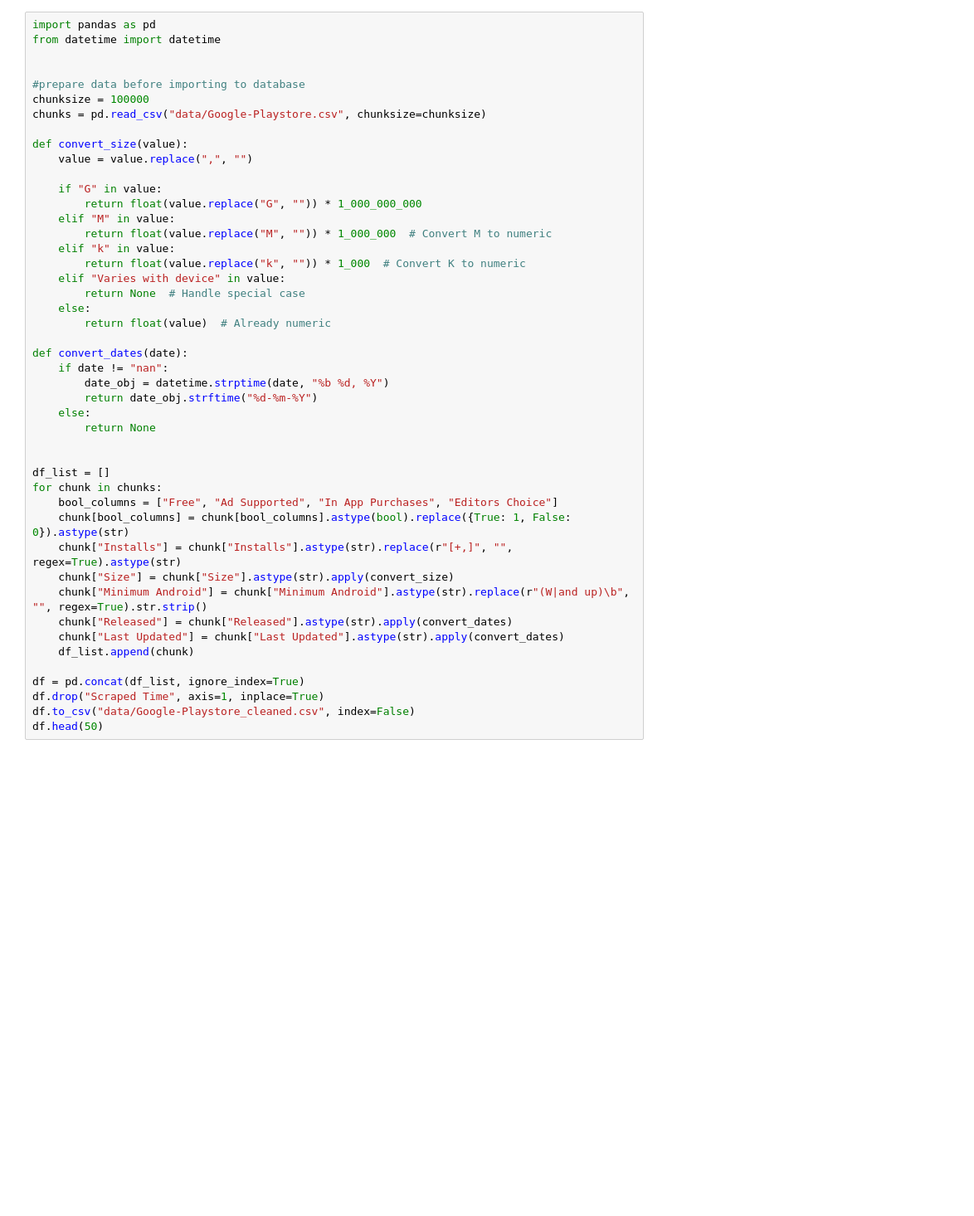
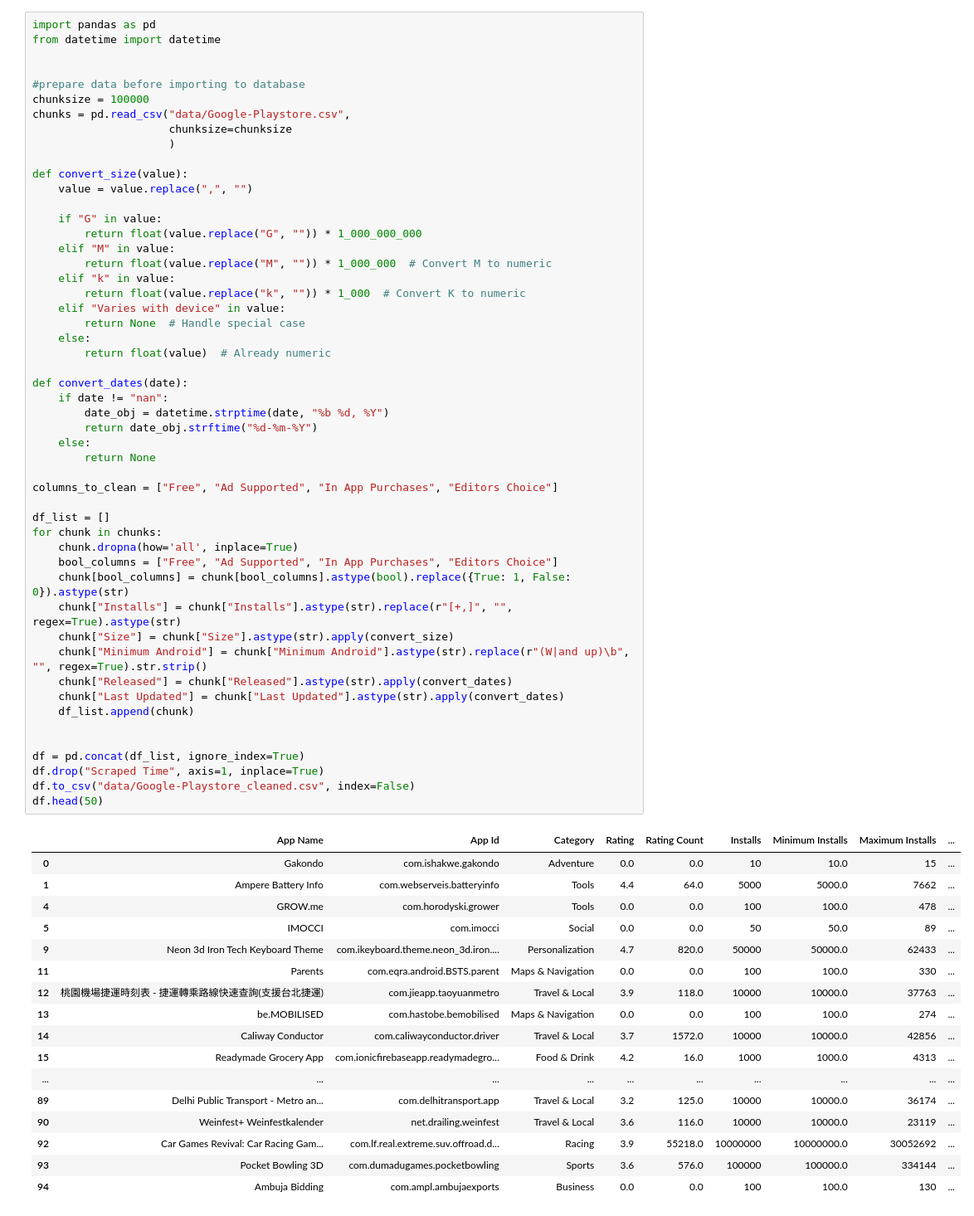
Before and after one commit to pawel00wypych/Databases-Efficiency-Comparison, a Jupyter notebook: prepare_data.ipynb, the cells around one changed output. Shown: that part at 83% size. Saved outputs shown, nothing was run; the diff lists cells and outputs as text; blank space fills up the shorter version.

```diff
--- a/prepare_data.ipynb
+++ b/prepare_data.ipynb
@@ -5,7 +5,9 @@ from datetime import datetime
 
 #prepare data before importing to database
 chunksize = 100000
-chunks = pd.read_csv("data/Google-Playstore.csv", chunksize=chunksize)
+chunks = pd.read_csv("data/Google-Playstore.csv",
+                     chunksize=chunksize
+                     )
 
 def convert_size(value):
     value = value.replace(",", "")
@@ -17,30 +19,51 @@ def convert_size(value):
     elif "k" in value:
         return float(value.replace("k", "")) * 1_000  # Convert K to numeric
     elif "Varies with device" in value:
         return None  # Handle special case
     else:
         return float(value)  # Already numeric
 
 def convert_dates(date):
     if date != "nan":
         date_obj = datetime.strptime(date, "%b %d, %Y")
         return date_obj.strftime("%d-%m-%Y")
     else:
         return None
 
+columns_to_clean = ["Free", "Ad Supported", "In App Purchases", "Editors Choice"]
 
 df_list = []
 for chunk in chunks:
+    chunk.dropna(how='all', inplace=True)
     bool_columns = ["Free", "Ad Supported", "In App Purchases", "Editors Choice"]
     chunk[bool_columns] = chunk[bool_columns].astype(bool).replace({True: 1, False: 0}).astype(str)
     chunk["Installs"] = chunk["Installs"].astype(str).replace(r"[+,]", "", regex=True).astype(str)
     chunk["Size"] = chunk["Size"].astype(str).apply(convert_size)
     chunk["Minimum Android"] = chunk["Minimum Android"].astype(str).replace(r"(W|and up)\b", "", regex=True).str.strip()
     chunk["Released"] = chunk["Released"].astype(str).apply(convert_dates)
     chunk["Last Updated"] = chunk["Last Updated"].astype(str).apply(convert_dates)
     df_list.append(chunk)
 
+
 df = pd.concat(df_list, ignore_index=True)
 df.drop("Scraped Time", axis=1, inplace=True)
 df.to_csv("data/Google-Playstore_cleaned.csv", index=False)
 df.head(50)
+# %% [output]
+|  | App Name | App Id | Category | Rating | Rating Count | Installs | Minimum Installs | Maximum Installs | ... |
+| 0 | Gakondo | com.ishakwe.gakondo | Adventure | 0.0 | 0.0 | 10 | 10.0 | 15 | ... |
+| 1 | Ampere Battery Info | com.webserveis.batteryinfo | Tools | 4.4 | 64.0 | 5000 | 5000.0 | 7662 | ... |
+| 4 | GROW.me | com.horodyski.grower | Tools | 0.0 | 0.0 | 100 | 100.0 | 478 | ... |
+| 5 | IMOCCI | com.imocci | Social | 0.0 | 0.0 | 50 | 50.0 | 89 | ... |
+| 9 | Neon 3d Iron Tech Keyboard Theme | com.ikeyboard.theme.neon_3d.iron.... | Personalization | 4.7 | 820.0 | 50000 | 50000.0 | 62433 | ... |
+| 11 | Parents | com.eqra.android.BSTS.parent | Maps & Navigation | 0.0 | 0.0 | 100 | 100.0 | 330 | ... |
+| 12 | 桃園機場捷運時刻表 - 捷運轉乘路線快速查詢(支援台北捷運) | com.jieapp.taoyuanmetro | Travel & Local | 3.9 | 118.0 | 10000 | 10000.0 | 37763 | ... |
+| 13 | be.MOBILISED | com.hastobe.bemobilised | Maps & Navigation | 0.0 | 0.0 | 100 | 100.0 | 274 | ... |
+| 14 | Caliway Conductor | com.caliwayconductor.driver | Travel & Local | 3.7 | 1572.0 | 10000 | 10000.0 | 42856 | ... |
+| 15 | Readymade Grocery App | com.ionicfirebaseapp.readymadegro... | Food & Drink | 4.2 | 16.0 | 1000 | 1000.0 | 4313 | ... |
+| ... | ... | ... | ... | ... | ... | ... | ... | ... | ... |
+| 89 | Delhi Public Transport - Metro an... | com.delhitransport.app | Travel & Local | 3.2 | 125.0 | 10000 | 10000.0 | 36174 | ... |
+| 90 | Weinfest+ Weinfestkalender | net.drailing.weinfest | Travel & Local | 3.6 | 116.0 | 10000 | 10000.0 | 23119 | ... |
+| 92 | Car Games Revival: Car Racing Gam... | com.lf.real.extreme.suv.offroad.d... | Racing | 3.9 | 55218.0 | 10000000 | 10000000.0 | 30052692 | ... |
+| 93 | Pocket Bowling 3D | com.dumadugames.pocketbowling | Sports | 3.6 | 576.0 | 100000 | 100000.0 | 334144 | ... |
+| 94 | Ambuja Bidding | com.ampl.ambujaexports | Business | 0.0 | 0.0 | 100 | 100.0 | 130 | ... |
```
Also changed, not shown: parts of 1 cell of this notebook, 3 other files.
